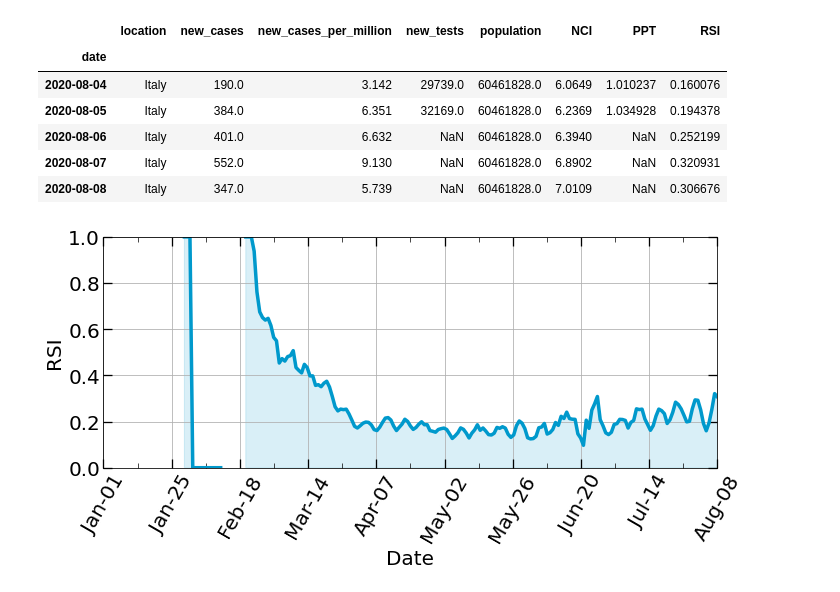
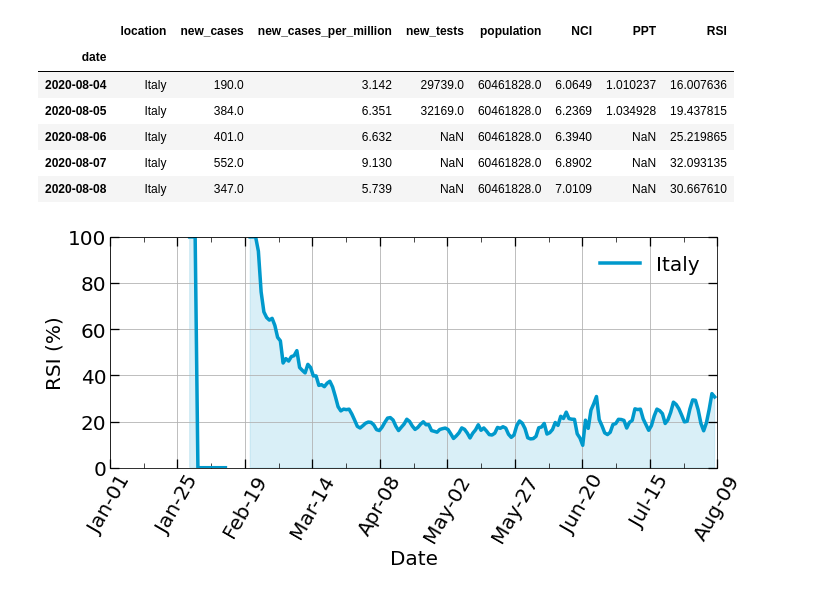
Before and after one commit to cebasfu93/Coronavirus, a Jupyter notebook: CovidApp/RSI.ipynb, the cells around one changed output. Cells and saved outputs as stored; diff of their text form; code cells hidden in the pictures.

Commit message:
Plots percentual change of RSI

```diff
--- a/CovidApp/RSI.ipynb
+++ b/CovidApp/RSI.ipynb
@@ -31,7 +31,7 @@ def calc_ppt(df, dt_ppt=DT_int):
     return ppt
 
 def calc_rsi(df, Sn, Ln):
-    rsi = df.loc[:,'new_cases'].rolling(Sn).sum().divide(df.loc[:,'new_cases'].rolling(Ln).sum())
+    rsi = df.loc[:,'new_cases'].rolling(Sn).sum().divide(df.loc[:,'new_cases'].rolling(Ln).sum())*100
     return rsi
 # %%
 countries = europe.location.sort_values().unique()
@@ -53,11 +53,11 @@ data.tail()
 # %% [output]
 |  | location | new_cases | new_cases_per_million | new_tests | population | NCI | PPT | RSI |
 | date |  |  |  |  |  |  |  |  |
-| 2020-08-04 | Italy | 190.0 | 3.142 | 29739.0 | 60461828.0 | 6.0649 | 1.010237 | 0.160076 |
-| 2020-08-05 | Italy | 384.0 | 6.351 | 32169.0 | 60461828.0 | 6.2369 | 1.034928 | 0.194378 |
-| 2020-08-06 | Italy | 401.0 | 6.632 | NaN | 60461828.0 | 6.3940 | NaN | 0.252199 |
-| 2020-08-07 | Italy | 552.0 | 9.130 | NaN | 60461828.0 | 6.8902 | NaN | 0.320931 |
-| 2020-08-08 | Italy | 347.0 | 5.739 | NaN | 60461828.0 | 7.0109 | NaN | 0.306676 |
+| 2020-08-04 | Italy | 190.0 | 3.142 | 29739.0 | 60461828.0 | 6.0649 | 1.010237 | 16.007636 |
+| 2020-08-05 | Italy | 384.0 | 6.351 | 32169.0 | 60461828.0 | 6.2369 | 1.034928 | 19.437815 |
+| 2020-08-06 | Italy | 401.0 | 6.632 | NaN | 60461828.0 | 6.3940 | NaN | 25.219865 |
+| 2020-08-07 | Italy | 552.0 | 9.130 | NaN | 60461828.0 | 6.8902 | NaN | 32.093135 |
+| 2020-08-08 | Italy | 347.0 | 5.739 | NaN | 60461828.0 | 7.0109 | NaN | 30.667610 |
 # %%
 date_ini = '2020-01-01'
 dates = pd.date_range(date_ini, yday, periods=10)
@@ -67,23 +67,23 @@ data_keep = data.loc[data.index>date_ini]
 # %%
 fig = plt.figure(figsize=(10,5))
 ax = plt.axes()
 ax.tick_params('both', which='both', labelsize=Z, top=True, right=True, direction='in')
 ax.tick_params('both', which='major', length=9, width=1.3)
 ax.tick_params('both', which='minor', length=5, width=0.7)
 ax.set_xlabel('Date', fontsize=Z)
-ax.set_ylabel('RSI', fontsize=Z)
+ax.set_ylabel('RSI (%)', fontsize=Z)
 ax.set_xticks(dates)
 ax.set_xticks(dates_mini, minor=True)
 ax.set_xticklabels(dateticks, rotation=60)
 ax.set_xlim((dates[0], dates[-1]))
-ax.set_ylim(0, 1)
+ax.set_ylim(0, 100)
 ax.fill_between(data_keep.index, 0, data_keep.RSI, alpha=0.15, color=(0.,0.6,0.8))
-ax.errorbar(data_keep.index, data_keep.RSI, lw=3.5, c=(0.,0.6,0.8))#, label="2-week\nmoving average")
+ax.errorbar(data_keep.index, data_keep.RSI, lw=3.5, c=(0.,0.6,0.8), label="Italy")
 ax.grid()
-
+ax.legend(fontsize=Z, frameon=False)
 plt.tight_layout()
 plt.savefig("RSI.png", format='png', dpi=300)
 
 plt.show()
 # %% [output]
-[figure, old version]
+[figure, new version]
```
Also changed, not shown: parts of 4 cells of this notebook.
